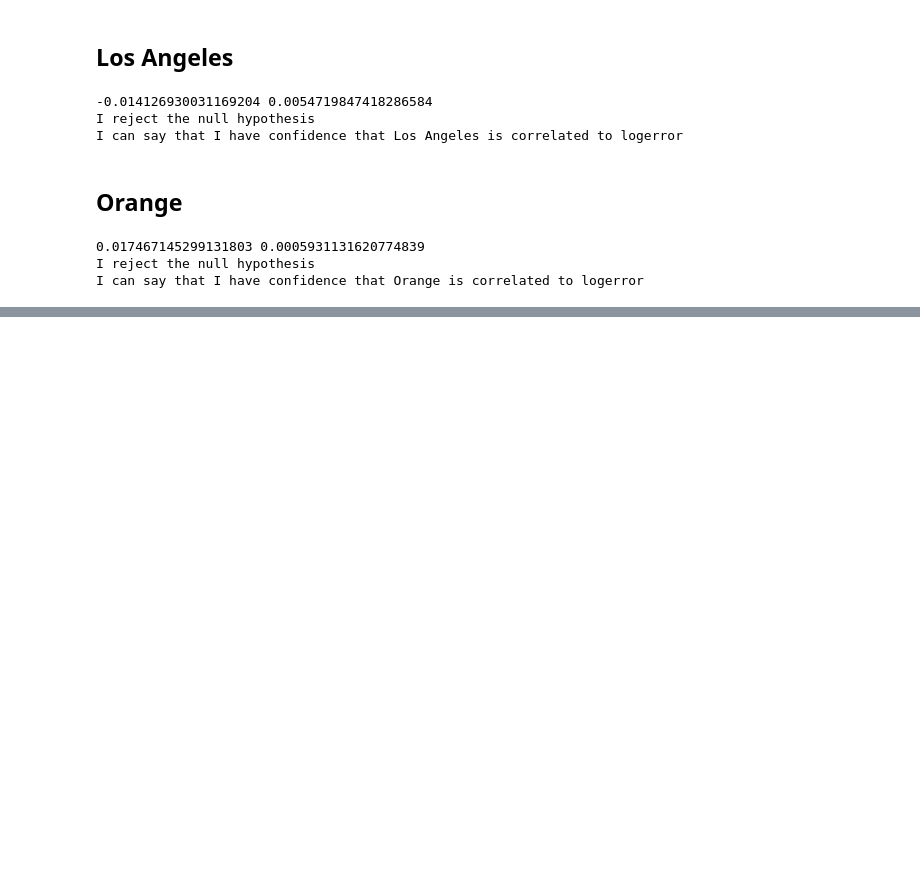
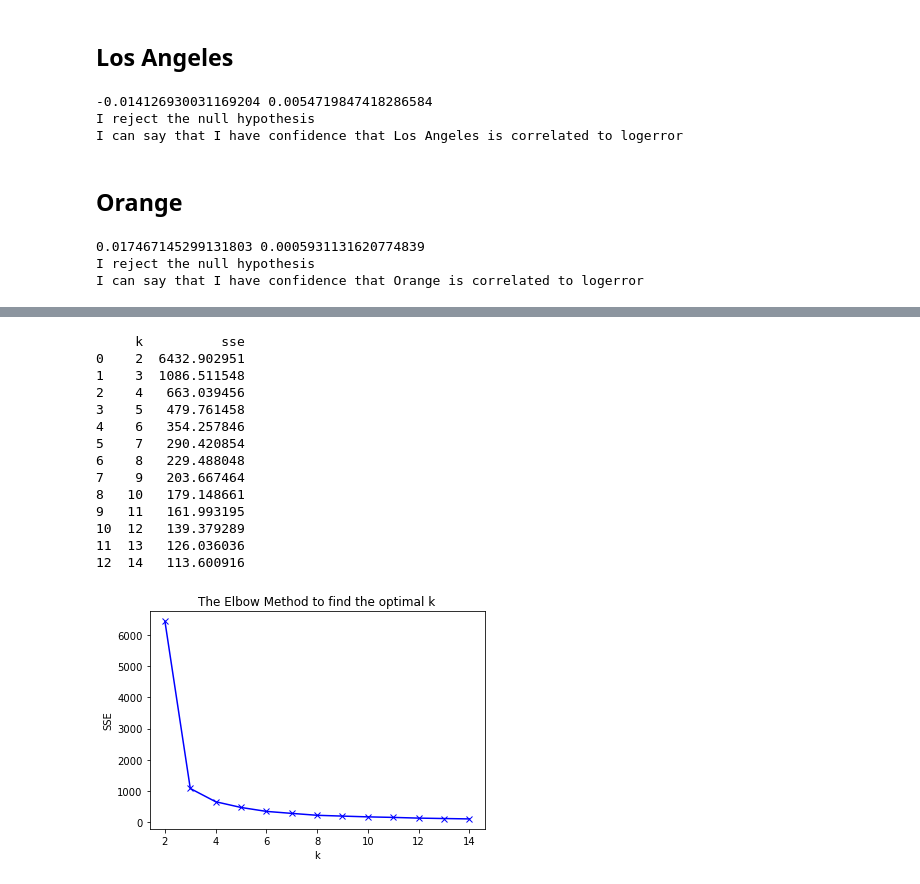
Before and after one commit to Severina7/clustering_project_zillow, a Jupyter notebook: clustering_project.ipynb, the cells around one changed output, grey strips where cells are left out. Cells and saved outputs as stored; diff of their text form; code cells hidden in the pictures; blank space fills up the shorter version.

Commit message:
lots of changes from renaming files to adding clustering and modules and models

```diff
--- a/clustering_project.ipynb
+++ b/clustering_project.ipynb
@@ -711,3 +743,8 @@ centroid_col_names = ['centroid_' + i for i in cluster_vars]
+# %%
+# List of variables I will cluster on.
+cluster_vars = train_scaled[['latitude', 'longitude', 'Los_Angeles', 'Orange', 'Ventura']]
+cluster_name = 'location_cluster'
+centroid_col_names = ['centroid_' + i for i in cluster_vars]
 # %%
 # List of variables I will cluster on.
 cluster_vars2 = train_scaled[['building_tax_value', 'parcel_tax_value', 'land_tax_value', 'tax_rate', 'value_per_sqft']]
@@ -756,2 +758,18 @@ def elbow_method(variables):
 # %%
-optimal_k = elbow_method(cluster_vars)
+optimal_k = cluster_model.elbow_method(cluster_vars)
+# %% [output]
+     k          sse
+0    2  6432.902951
+1    3  1086.511548
+2    4   663.039456
+3    5   479.761458
+4    6   354.257846
+5    7   290.420854
+6    8   229.488048
+7    9   203.667464
+8   10   179.148661
+9   11   161.993195
+10  12   139.379289
+11  13   126.036036
+12  14   113.600916
+[figure, added]
```
Also changed, not shown: parts of 67 cells of this notebook, 4 other files.
